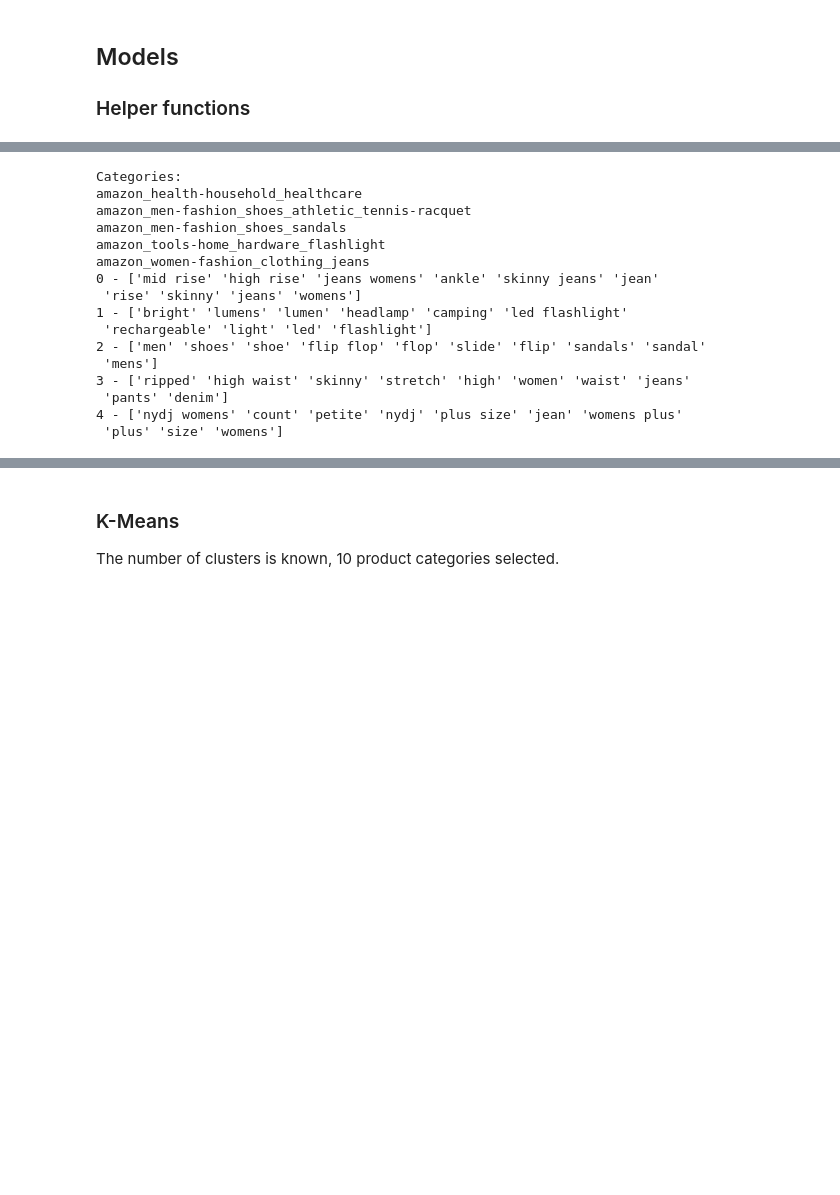
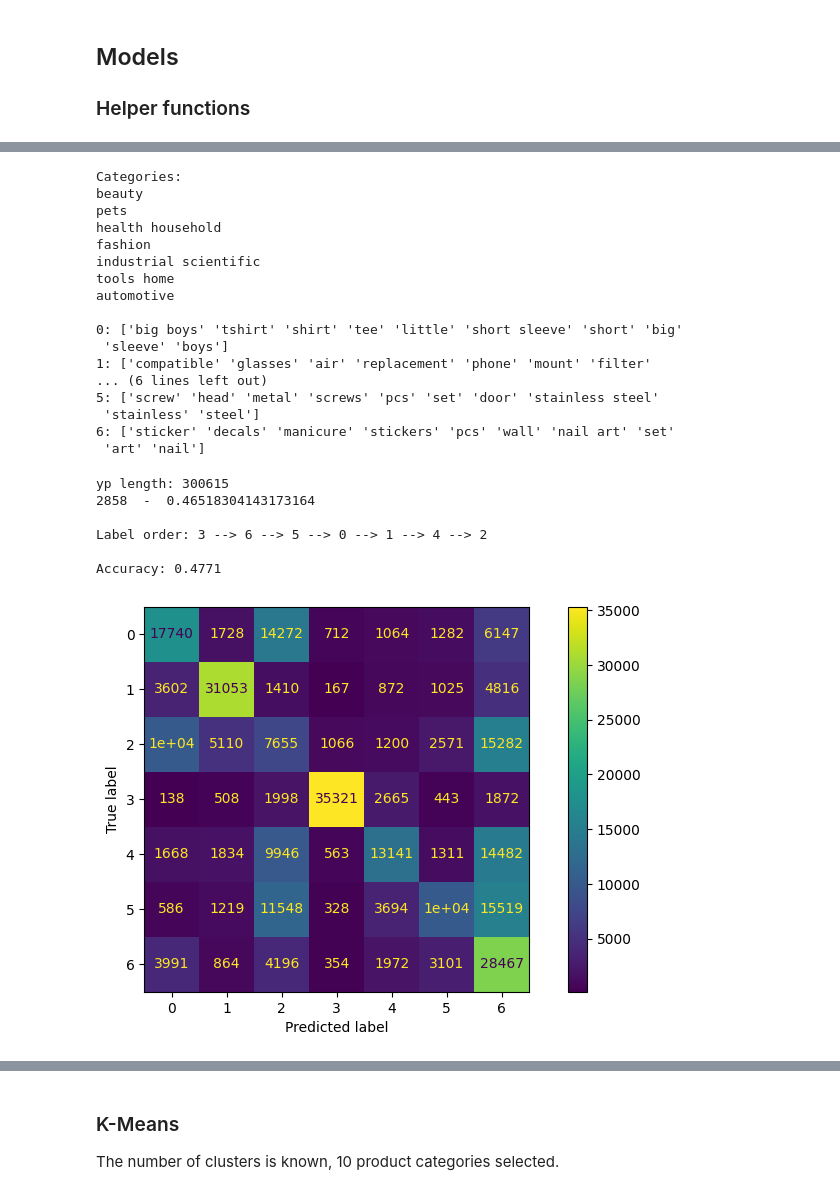
Before and after one commit to NikoKuu/unsupervised-algorithms-in-ml-final, a Jupyter notebook: Unsup_final_nk.ipynb, the cells around one changed output, grey strips where cells are left out. Cells and saved outputs as stored; diff of their text form; code cells hidden in the pictures; blank space fills up the shorter version.

```diff
--- a/Unsup_final_nk.ipynb
+++ b/Unsup_final_nk.ipynb
@@ -380,8 +399,8 @@ class calc_metrics:
         plt.show()
 # %%
 # myNMF = NMF(n_components=number_of_categories, solver='cd', beta_loss='frobenius',alpha_W=0.0001, alpha_H='same')
-myNMF = NMF(n_components=number_of_categories, random_state=123, init='nndsvda', solver='mu', beta_loss="kullback-leibler", alpha_W=0.00005, alpha_H=0.00005, l1_ratio=0)
-# myNMF = NMF(n_components=number_of_categories)
+# myNMF = NMF(n_components=number_of_categories, random_state=123, init='nndsvda', solver='mu', beta_loss="kullback-leibler", alpha_W=0.00005, alpha_H=0.00005, l1_ratio=0)
+myNMF = NMF(n_components=number_of_categories)
 W = myNMF.fit_transform(mat)
 H = myNMF.components_
 
@@ -408,27 +428,28 @@ def plot_top_words(H, feature_names, n_top_words):
     for topic_idx, topic in enumerate(H):
         top_features_ind = topic.argsort()[-n_top_words:]
         top_features = feature_names[top_features_ind]
-        print(topic_idx, '-', top_features)
+        print(str(topic_idx) + ':', top_features)
 
-print('Categories:\n'+ '\n'.join(pd.unique(y_train)))
+print('Categories:\n' + '\n'.join(categories_train) + '\n')
 plot_top_words(H, ftr_names, 10)
 # %% [output]
 Categories:
-amazon_health-household_healthcare
-amazon_men-fashion_shoes_athletic_tennis-racquet
-amazon_men-fashion_shoes_sandals
-amazon_tools-home_hardware_flashlight
-amazon_women-fashion_clothing_jeans
-0 - ['mid rise' 'high rise' 'jeans womens' 'ankle' 'skinny jeans' 'jean'
- 'rise' 'skinny' 'jeans' 'womens']
-1 - ['bright' 'lumens' 'lumen' 'headlamp' 'camping' 'led flashlight'
- 'rechargeable' 'light' 'led' 'flashlight']
-2 - ['men' 'shoes' 'shoe' 'flip flop' 'flop' 'slide' 'flip' 'sandals' 'sandal'
- 'mens']
-3 - ['ripped' 'high waist' 'skinny' 'stretch' 'high' 'women' 'waist' 'jeans'
- 'pants' 'denim']
-4 - ['nydj womens' 'count' 'petite' 'nydj' 'plus size' 'jean' 'womens plus'
- 'plus' 'size' 'womens']
+beauty
+pets
+health household
+fashion
+industrial scientific
+tools home
+automotive
+
+0: ['big boys' 'tshirt' 'shirt' 'tee' 'little' 'short sleeve' 'short' 'big'
+ 'sleeve' 'boys']
+1: ['compatible' 'glasses' 'air' 'replacement' 'phone' 'mount' 'filter'
+... (6 lines left out)
+5: ['screw' 'head' 'metal' 'screws' 'pcs' 'set' 'door' 'stainless steel'
+ 'stainless' 'steel']
+6: ['sticker' 'decals' 'manicure' 'stickers' 'pcs' 'wall' 'nail art' 'set'
+ 'art' 'nail']
 # %%
 # The label_permute_compare -function below was adapted from my Week 2 peer review.
 
@@ -446,7 +467,7 @@ def label_permute_compare(ytdf,yp,portion=1):
     """
     # your code here
     indices = random.sample(range(len(yp)), int(portion * len(yp)))
-    labels = np.unique(ytdf)
+    labels = pd.unique(ytdf)
     acc = []
     best_accuracy = 0
     best_labelorder = []
@@ -466,36 +487,45 @@ def label_permute_compare(ytdf,yp,portion=1):
         # yp_labels = [map_labels[label] for label in ypp]
         # accuracy = sum(ytdfp == yp_labels) / len(yp_labels)
 
         yp_labels = [labelorder[y] for y in ypp]
         accuracy = sum(yt_vals == yp_labels)
         i=i+1
         if accuracy > best_accuracy:
-            print(i, ' - ', best_accuracy / len(yp_labels))
+            print(i, ' - ', best_accuracy / len(yp_labels), end='\r')
             best_accuracy = accuracy
             best_labelorder = labelorder
+    print()
     best_accuracy = best_accuracy / len(yp_labels)
     return best_labelorder, best_accuracy
         # acc.append(accuracy)
     # i_max = np.argmax(acc)
     # return labelorders[i_max], acc[i_max]
 
 def reorder_prediction(yp):
     # Remap the predicted labels
     ypp = [label_order[y] for y in yp]
     return ypp
 
 yp = np.argmax(W,axis=1)
 print('yp length:',len(yp))
-label_order, best_accu = label_permute_compare(y_train, yp, 0.00001)
+label_order, best_accu = label_permute_compare(y_train, yp, 1)
 print('\nLabel order:', ' --> '.join([str(lbl) for lbl in label_order]))
 print('\nAccuracy:', round(best_accu,4))
 
 ypp = reorder_prediction(yp)
 fig, ax = plt.subplots(figsize=(10, 5))
-ConfusionMatrixDisplay.from_predictions(y_train, ypp, ax=ax)
+ConfusionMatrixDisplay.from_predictions([list(categories_train).index(yt) for yt in y_train], ypp, ax=ax)
 plt.show()
 
 # Yhat_train = [df_cat_mapper.iloc[i,0] for i in ypp]
+# %% [output]
+yp length: 300615
+2858  -  0.46518304143173164
+
+Label order: 3 --> 6 --> 5 --> 0 --> 1 --> 4 --> 2
+
+Accuracy: 0.4771
+[figure, added]
 # %%
 from sklearn.model_selection import train_test_split
 from sklearn import svm
```
Also changed, not shown: parts of 15 cells of this notebook.
